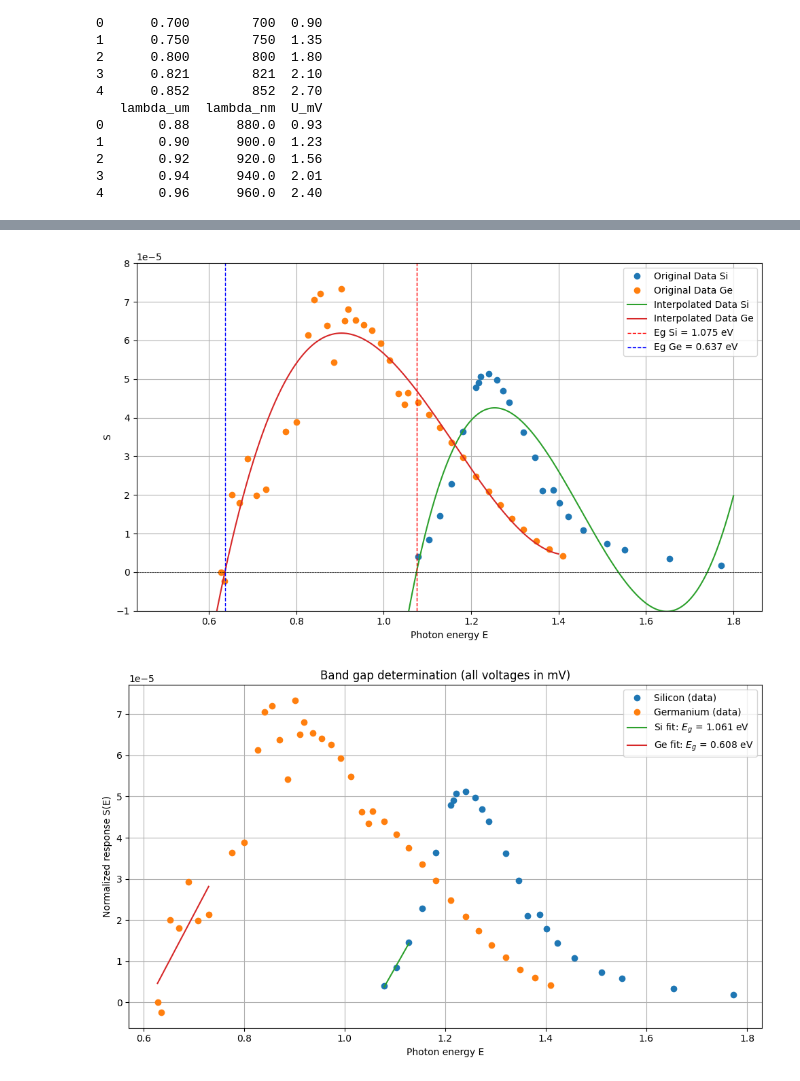
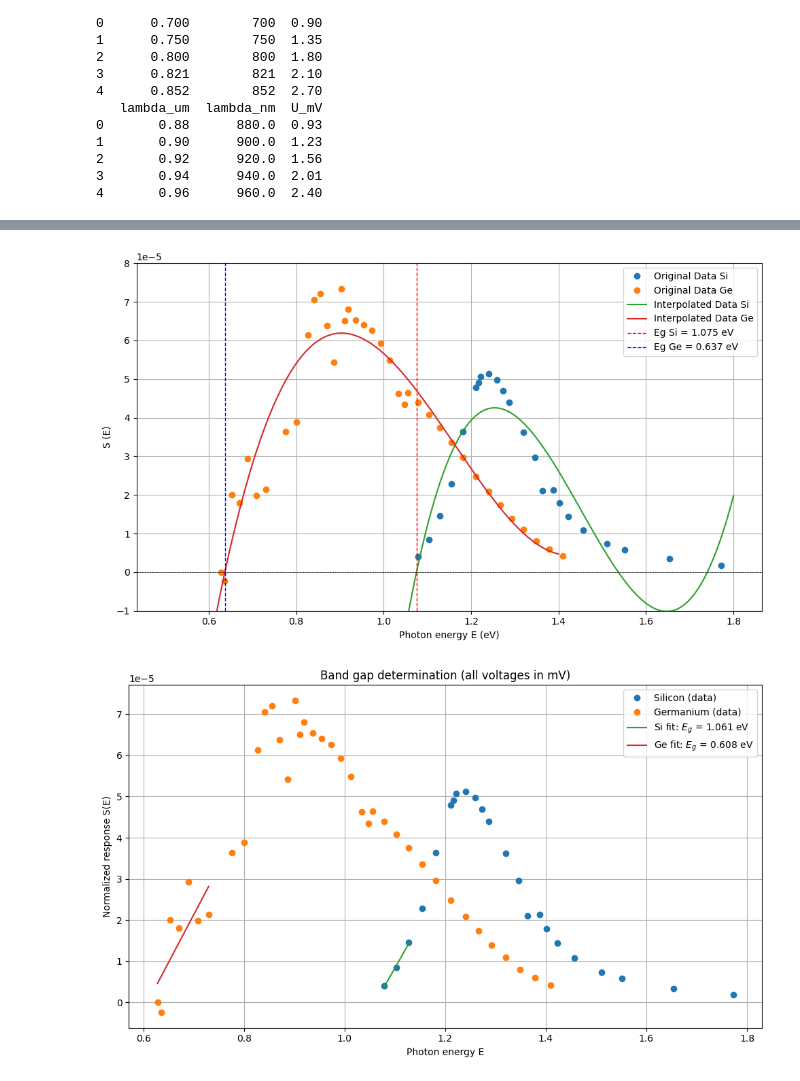
Before and after one commit to 4lrk2/Fyzikalni-praktikum, a Jupyter notebook: 8 - Band gap width/8-driver.ipynb, the cells around one changed output, grey strips where cells are left out. Drawn from its saved outputs; the diff is of its cells as text; code cells hidden in the pictures.

```diff
--- a/8 - Band gap width/8-driver.ipynb
+++ b/8 - Band gap width/8-driver.ipynb
@@ -160,8 +160,8 @@ plt.plot(E_ge_interp, ge_interp_updated(E_ge_interp), '-', label='Interpolated D
 plt.axhline(0, color='black', lw=0.5, ls='--')
 plt.axvline(Eg_si_poly, color='red', lw=1, ls='--', label=f"Eg Si = {Eg_si_poly:.3f} eV")
 plt.axvline(Eg_ge_poly, color='blue', lw=1, ls='--', label=f'Eg Ge = {Eg_ge_poly:.3f} eV')
-plt.xlabel("Photon energy E")
-plt.ylabel("S")
+plt.xlabel("Photon energy E (eV)")
+plt.ylabel("S (E)")
 #plt.title("Interpolated S")
 plt.ylim(-1e-5, 8e-5)
 plt.grid(True)
@@ -178,4 +178,4 @@ Eg_ge_poly: 0.6367092164253998
-[figure, old version]
+[figure, new version]
 # %%
 # Recalculate assuming all voltages are in mV and should be converted to V × gain(3)
 from scipy.stats import linregress
```
Also changed, not shown: parts of 3 cells of this notebook.
